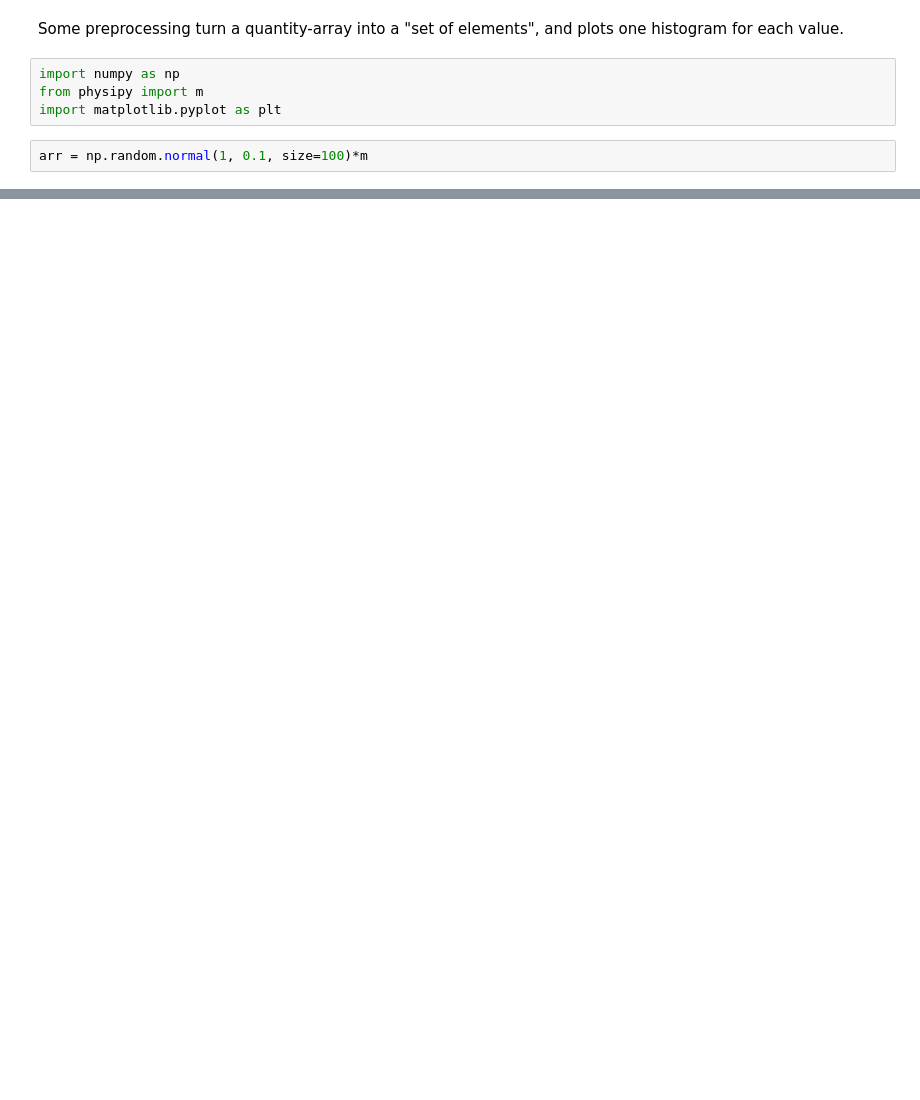
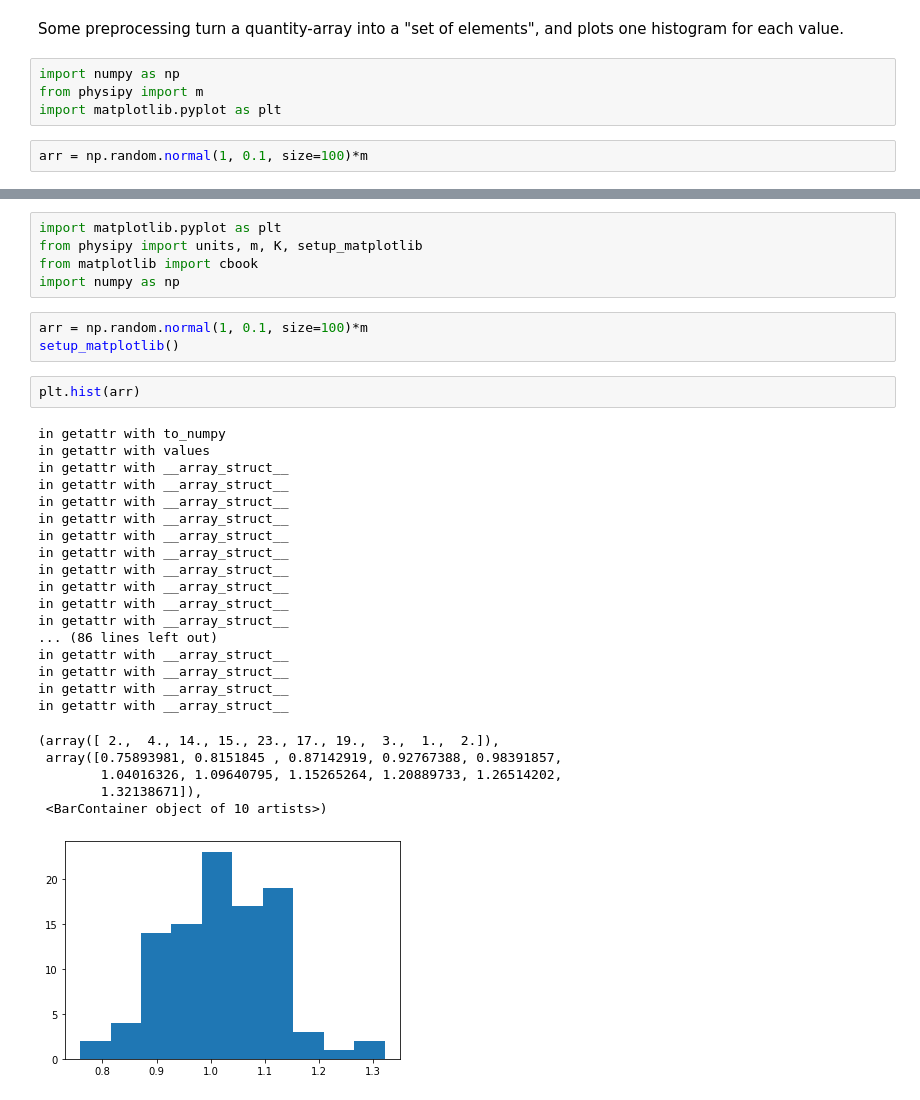
Before and after one commit to mocquin/physipy, a Jupyter notebook: docs/Known Issues.ipynb, the cells around one changed output, grey strips where cells are left out. Saved outputs shown, nothing was run; the diff lists cells and outputs as text; blank space fills up the shorter version.

Commit message:
WIP in known issues on matploltib hist
now stuck at np.reshape([a, b, c], -1) that return an array of floats and so looses the unit

```diff
--- a/docs/Known Issues.ipynb
+++ b/docs/Known Issues.ipynb
@@ -102,0 +178,34 @@ plt.hist(arr)
+# %%
+import matplotlib.pyplot as plt
+from physipy import units, m, K, setup_matplotlib
+from matplotlib import cbook
+import numpy as np
+# %%
+arr = np.random.normal(1, 0.1, size=100)*m
+setup_matplotlib()
+# %%
+plt.hist(arr)
+# %% [output]
+in getattr with to_numpy
+in getattr with values
+in getattr with __array_struct__
+in getattr with __array_struct__
+in getattr with __array_struct__
+in getattr with __array_struct__
+in getattr with __array_struct__
+in getattr with __array_struct__
+in getattr with __array_struct__
+in getattr with __array_struct__
+in getattr with __array_struct__
+in getattr with __array_struct__
+... (86 lines left out)
+in getattr with __array_struct__
+in getattr with __array_struct__
+in getattr with __array_struct__
+in getattr with __array_struct__
+(array([ 2.,  4., 14., 15., 23., 17., 19.,  3.,  1.,  2.]),
+ array([0.75893981, 0.8151845 , 0.87142919, 0.92767388, 0.98391857,
+        1.04016326, 1.09640795, 1.15265264, 1.20889733, 1.26514202,
+        1.32138671]),
+ <BarContainer object of 10 artists>)
+[figure, added]
```
Also changed, not shown: parts of 15 cells of this notebook.
